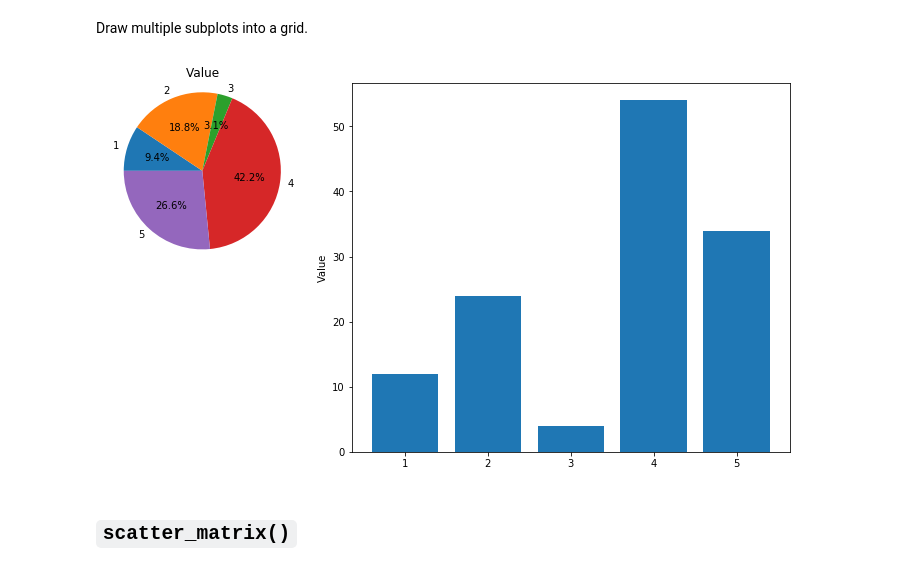
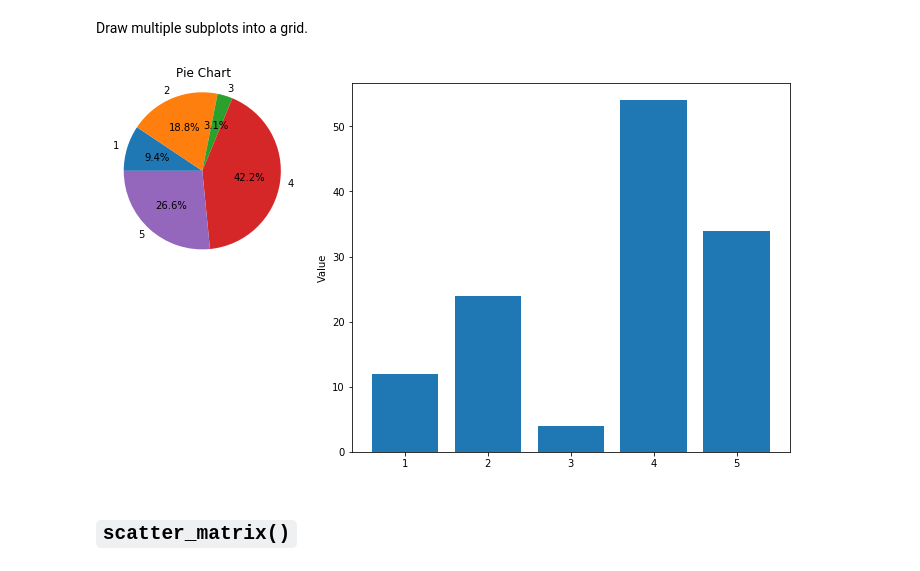
Before and after one commit to mastersign/mastersign-datascience, a Jupyter notebook: demo-plot.ipynb, the cells around one changed output. Cells and saved outputs as stored; diff of their text form; code cells hidden in the pictures.

```diff
--- a/demo-plot.ipynb
+++ b/demo-plot.ipynb
@@ -346,11 +346,11 @@ pl.scatter_map(data_4, size=50)
 Draw multiple subplots into a grid.
 # %%
 pl.begin(grid=(2, 3), figsize=(10, 6))
-pl.pie(data_1, 'value', title='Value')
+pl.pie(data_1, 'value', title='Pie Chart')
 pl.bar(data_1, 'value', pos=(0, 1), rowspan=2, colspan=2)
 pl.end()
 # %% [output]
-[figure, old version]
+[figure, new version]
 # %% [markdown]
 ## `scatter_matrix()`
 # %%
```
Also changed, not shown: parts of 6 cells of this notebook, 1 other file.
